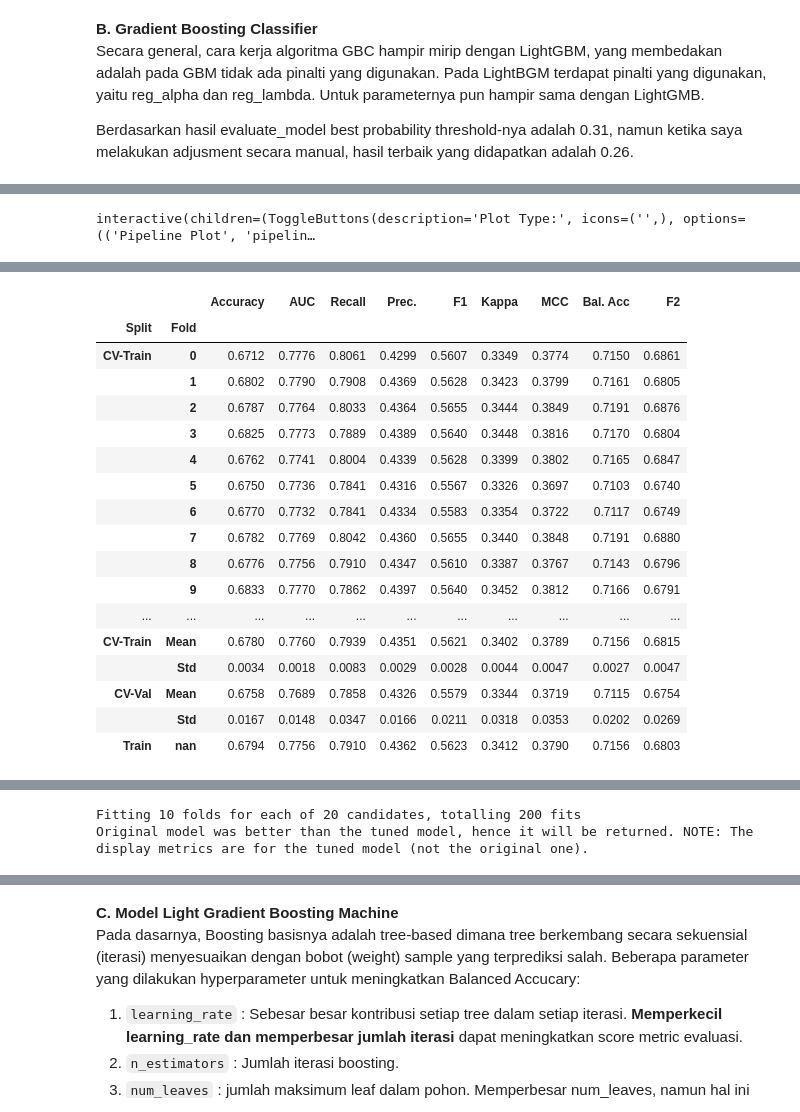
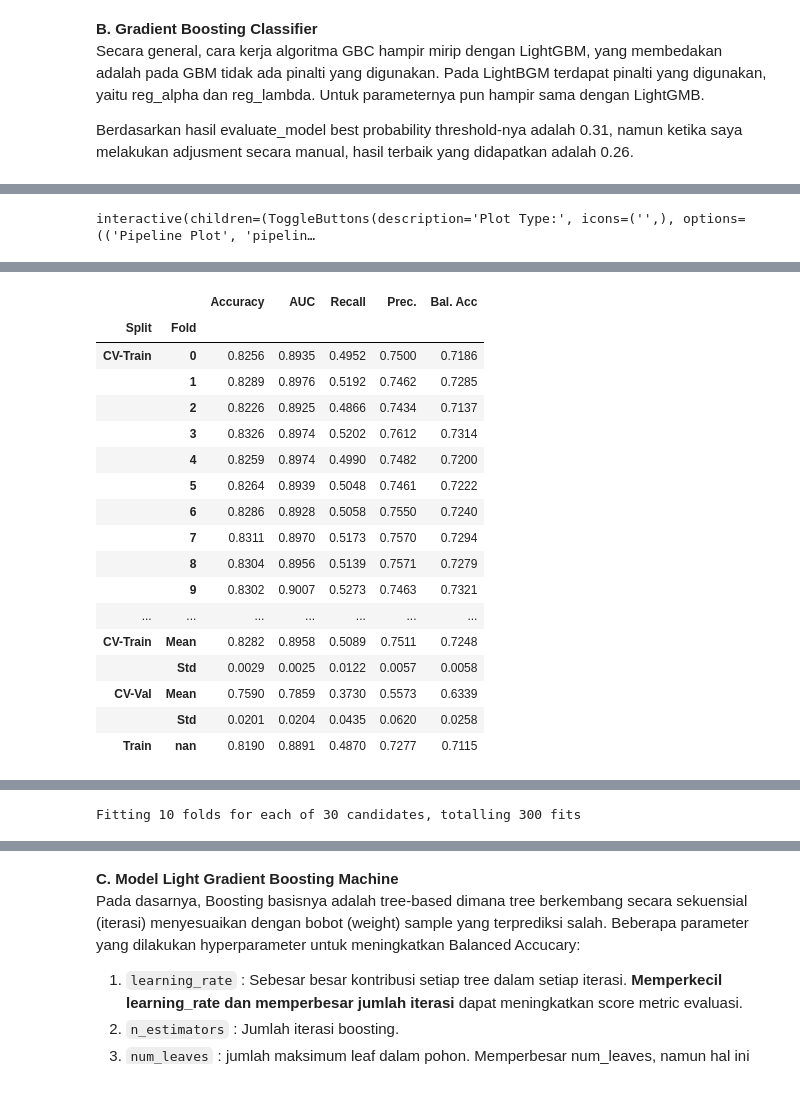
Before and after one commit to fnkhairudin/Hotel-Booking-Demand, a Jupyter notebook: notebooks/1.0.1-fnk-hotel-classification.ipynb, the cells around one changed output, grey strips where cells are left out. Drawn from its saved outputs; the diff is of its cells as text; code cells hidden in the pictures.

Commit message:
compare model

```diff
--- a/notebooks/1.0.1-fnk-hotel-classification.ipynb
+++ b/notebooks/1.0.1-fnk-hotel-classification.ipynb
@@ -888,8 +888,10 @@ customePipeline =[
 # %%
 # melakukan initial setup untuk proses modelling dengan pycaret
 from pycaret.classification import *
+from imblearn.over_sampling import RandomOverSampler
 
-cls = setup(
+exp1 = ClassificationExperiment()
+exp1.setup(
     # random_state
     session_id=2020,
 
@@ -917,7 +919,11 @@ cls = setup(
     log_experiment='dagshub',
     log_data=True,
     log_plots=True,
-    experiment_name='hotel booking demand'
+    experiment_name='hotel booking demand',
+
+    # fix_imbalance target menggunakan ROS (RandomOverSampling)
+    fix_imbalance=True,
+    fix_imbalance_method=RandomOverSampler(random_state=22)
 )
 # %% [output]
 |  | Description | Value |
@@ -943,14 +944,14 @@ Upload finished successfully!
 # add balanced_accucary metric
 from sklearn.metrics import balanced_accuracy_score, fbeta_score
 
-add_metric(
+exp1.add_metric(
     'balanced', 'Bal. Acc', balanced_accuracy_score, greater_is_better = True
            )
 
 # remove beberapa metric evaluasi
-remove_metric('F1')
-remove_metric('Kappa')
-remove_metric('MCC')
+exp1.remove_metric('F1')
+exp1.remove_metric('Kappa')
+exp1.remove_metric('MCC')
 # %% [markdown]
 <h3><span style="color:#0ad0f7">Melakukan Benchmark Model</span></h3>
 # %%
@@ -1040,6 +1224,6 @@ Secara general, cara kerja algoritma GBC hampir mirip dengan LightGBM, yang memb
 
 Berdasarkan hasil evaluate_model best probability threshold-nya adalah 0.31, namun ketika saya melakukan adjusment secara manual, hasil terbaik yang didapatkan adalah 0.26.
 # %%
-gbc = create_model('gbc', return_train_score=True, cross_validation=False, probability_threshold=0.26)
+gbc = exp1.create_model('gbc', return_train_score=True, cross_validation=False)
 # %% [output]
 [interactive output not drawn]
@@ -1050,45 +1233,45 @@ gbc = create_model('gbc', return_train_score=True, cross_validation=False, proba
-# %%
-evaluate_model(gbc)
-# %% [output]
-interactive(children=(ToggleButtons(description='Plot Type:', icons=('',), options=(('Pipeline Plot', 'pipelin…
+# %%
+exp1.evaluate_model(gbc)
+# %% [output]
+interactive(children=(ToggleButtons(description='Plot Type:', icons=('',), options=(('Pipeline Plot', 'pipelin…
 # %%
-parameters = {
+parameters_gbcv1 = {
     "n_estimators": [150,300,500,700],
     "max_depth": [1,3,5,7,9],
     "learning_rate": [round(i,2) for i in np.arange(0.05, 0.2, 0.01)],
     # 'min_samples_split': np.linspace(0.1, 1.0, 10, endpoint=True),
     # 'min_samples_leaf' : np.linspace(0.1, 0.5, 5, endpoint=True),
-    'max_features' : list(range(1,get_config('X_train_transformed').shape[1] + 1)),
+    'max_features' : list(range(1,exp1.get_config('X_train_transformed').shape[1] + 1)),
     'warm_start' : [True, False]
 }
 
-tuned_model_gbc = tune_model(
+tuned_model_gbcv1 = exp1.tune_model(
         gbc,
         optimize='Bal. Acc',
         choose_better=True,
-        n_iter=20,
+        n_iter=30,
         search_algorithm='random',
         search_library='scikit-learn',
-        custom_grid=parameters,
+        custom_grid=parameters_gbcv1,
         return_train_score=True
 )
 # %% [output]
 [interactive output not drawn]
-|  |  | Accuracy | AUC | Recall | Prec. | F1 | Kappa | MCC | Bal. Acc | F2 |
-| Split | Fold |  |  |  |  |  |  |  |  |  |
-| CV-Train | 0 | 0.6712 | 0.7776 | 0.8061 | 0.4299 | 0.5607 | 0.3349 | 0.3774 | 0.7150 | 0.6861 |
-|  | 1 | 0.6802 | 0.7790 | 0.7908 | 0.4369 | 0.5628 | 0.3423 | 0.3799 | 0.7161 | 0.6805 |
-|  | 2 | 0.6787 | 0.7764 | 0.8033 | 0.4364 | 0.5655 | 0.3444 | 0.3849 | 0.7191 | 0.6876 |
-|  | 3 | 0.6825 | 0.7773 | 0.7889 | 0.4389 | 0.5640 | 0.3448 | 0.3816 | 0.7170 | 0.6804 |
-|  | 4 | 0.6762 | 0.7741 | 0.8004 | 0.4339 | 0.5628 | 0.3399 | 0.3802 | 0.7165 | 0.6847 |
-|  | 5 | 0.6750 | 0.7736 | 0.7841 | 0.4316 | 0.5567 | 0.3326 | 0.3697 | 0.7103 | 0.6740 |
-|  | 6 | 0.6770 | 0.7732 | 0.7841 | 0.4334 | 0.5583 | 0.3354 | 0.3722 | 0.7117 | 0.6749 |
-|  | 7 | 0.6782 | 0.7769 | 0.8042 | 0.4360 | 0.5655 | 0.3440 | 0.3848 | 0.7191 | 0.6880 |
-|  | 8 | 0.6776 | 0.7756 | 0.7910 | 0.4347 | 0.5610 | 0.3387 | 0.3767 | 0.7143 | 0.6796 |
-|  | 9 | 0.6833 | 0.7770 | 0.7862 | 0.4397 | 0.5640 | 0.3452 | 0.3812 | 0.7166 | 0.6791 |
-| ... | ... | ... | ... | ... | ... | ... | ... | ... | ... | ... |
-| CV-Train | Mean | 0.6780 | 0.7760 | 0.7939 | 0.4351 | 0.5621 | 0.3402 | 0.3789 | 0.7156 | 0.6815 |
-|  | Std | 0.0034 | 0.0018 | 0.0083 | 0.0029 | 0.0028 | 0.0044 | 0.0047 | 0.0027 | 0.0047 |
-| CV-Val | Mean | 0.6758 | 0.7689 | 0.7858 | 0.4326 | 0.5579 | 0.3344 | 0.3719 | 0.7115 | 0.6754 |
-|  | Std | 0.0167 | 0.0148 | 0.0347 | 0.0166 | 0.0211 | 0.0318 | 0.0353 | 0.0202 | 0.0269 |
-| Train | nan | 0.6794 | 0.7756 | 0.7910 | 0.4362 | 0.5623 | 0.3412 | 0.3790 | 0.7156 | 0.6803 |
+|  |  | Accuracy | AUC | Recall | Prec. | Bal. Acc |
+| Split | Fold |  |  |  |  |  |
+| CV-Train | 0 | 0.8256 | 0.8935 | 0.4952 | 0.7500 | 0.7186 |
+|  | 1 | 0.8289 | 0.8976 | 0.5192 | 0.7462 | 0.7285 |
+|  | 2 | 0.8226 | 0.8925 | 0.4866 | 0.7434 | 0.7137 |
+|  | 3 | 0.8326 | 0.8974 | 0.5202 | 0.7612 | 0.7314 |
+|  | 4 | 0.8259 | 0.8974 | 0.4990 | 0.7482 | 0.7200 |
+|  | 5 | 0.8264 | 0.8939 | 0.5048 | 0.7461 | 0.7222 |
+|  | 6 | 0.8286 | 0.8928 | 0.5058 | 0.7550 | 0.7240 |
+|  | 7 | 0.8311 | 0.8970 | 0.5173 | 0.7570 | 0.7294 |
+|  | 8 | 0.8304 | 0.8956 | 0.5139 | 0.7571 | 0.7279 |
+|  | 9 | 0.8302 | 0.9007 | 0.5273 | 0.7463 | 0.7321 |
+| ... | ... | ... | ... | ... | ... | ... |
+| CV-Train | Mean | 0.8282 | 0.8958 | 0.5089 | 0.7511 | 0.7248 |
+|  | Std | 0.0029 | 0.0025 | 0.0122 | 0.0057 | 0.0058 |
+| CV-Val | Mean | 0.7590 | 0.7859 | 0.3730 | 0.5573 | 0.6339 |
+|  | Std | 0.0201 | 0.0204 | 0.0435 | 0.0620 | 0.0258 |
+| Train | nan | 0.8190 | 0.8891 | 0.4870 | 0.7277 | 0.7115 |
@@ -1096,2 +1278 @@ tuned_model_gbc = tune_model(
-Fitting 10 folds for each of 20 candidates, totalling 200 fits
-Original model was better than the tuned model, hence it will be returned. NOTE: The display metrics are for the tuned model (not the original one).
+Fitting 10 folds for each of 30 candidates, totalling 300 fits
```
Also changed, not shown: parts of 39 cells of this notebook, 2 other files.
